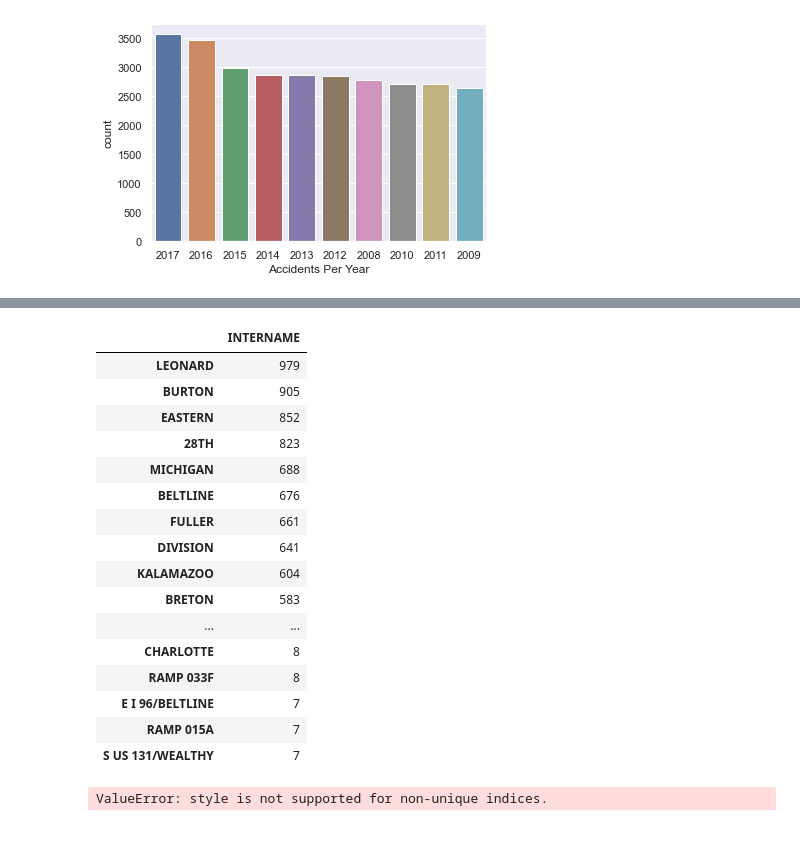
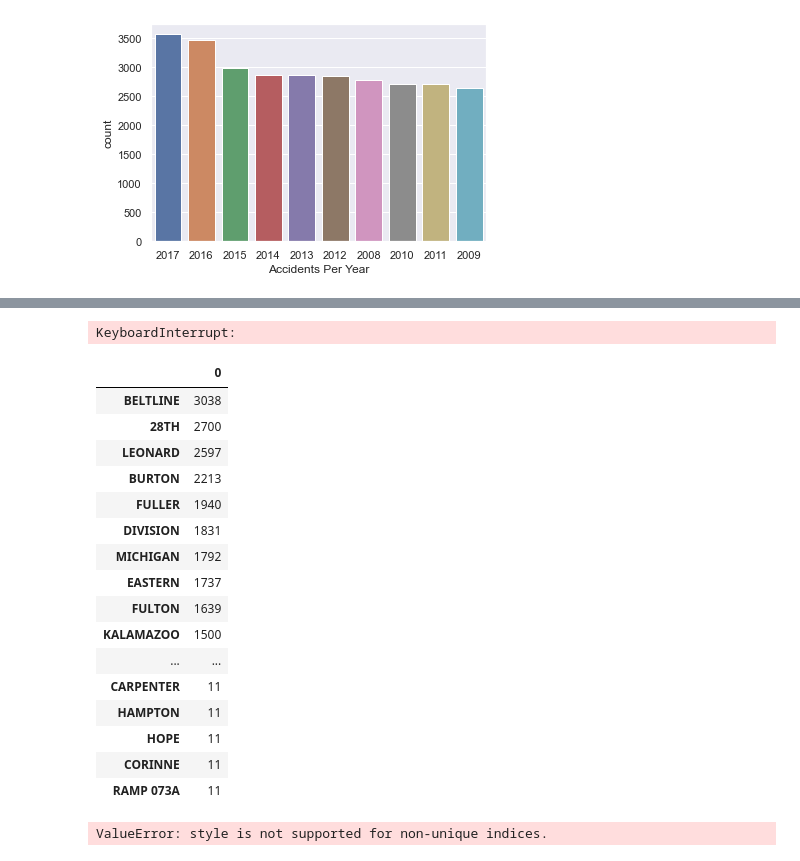
Before and after one commit to Ambush3/GR_Crash_Data, a Jupyter notebook: Crash.ipynb, the cells around one changed output, grey strips where cells are left out. Cells and saved outputs as stored; diff of their text form; code cells hidden in the pictures.

```diff
--- a/Crash.ipynb
+++ b/Crash.ipynb
@@ -530,3 +514,0 @@ Name: INTERNAME, Length: 1203, dtype: int64
-# %%
-data_clean = pd.DataFrame(np.arange(10000).reshape(100, 100))
-data_clean.to_csv('roads.csv', index=False)
@@ -543,0 +515,3 @@ TypeError: 'DataFrame' object is not callable
+# %%
+df7 = pd.concat([data_clean.INTERNAME, data_clean.PRNAME], ignore_index=True)
+df7
@@ -544,23 +564,31 @@ TypeError: 'DataFrame' object is not callable
+# %%
+sns.countplot(x='ROADS', data=data_clean,
+              order=data_clean['ROADS'].value_counts().index)
+
+plt.xlabel('Accidents Per Year')
+plt.show()
+# %% [output]
+KeyboardInterrupt:
 # %%
-data_clean.INTERNAME.value_counts().to_frame().style.bar()
+df7.value_counts().to_frame().style.bar()
 # %% [output]
-|  | INTERNAME |
-| LEONARD | 979 |
-| BURTON | 905 |
-| EASTERN | 852 |
-| 28TH | 823 |
-| MICHIGAN | 688 |
-| BELTLINE | 676 |
-| FULLER | 661 |
-| DIVISION | 641 |
-| KALAMAZOO | 604 |
-| BRETON | 583 |
+|  | 0 |
+| BELTLINE | 3038 |
+| 28TH | 2700 |
+| LEONARD | 2597 |
+| BURTON | 2213 |
+| FULLER | 1940 |
+| DIVISION | 1831 |
+| MICHIGAN | 1792 |
+| EASTERN | 1737 |
+| FULTON | 1639 |
+| KALAMAZOO | 1500 |
 | ... | ... |
-| CHARLOTTE | 8 |
-| RAMP 033F | 8 |
-| E I 96/BELTLINE | 7 |
-| RAMP 015A | 7 |
-| S US 131/WEALTHY | 7 |
+| CARPENTER | 11 |
+| HAMPTON | 11 |
+| HOPE | 11 |
+| CORINNE | 11 |
+| RAMP 073A | 11 |
 # %%
 data_clean.style.bar(subset=['INTERNAME', 'PRNAME'], color='#d65f5f')
 # %% [output]
```
Also changed, not shown: parts of 9 cells of this notebook.
